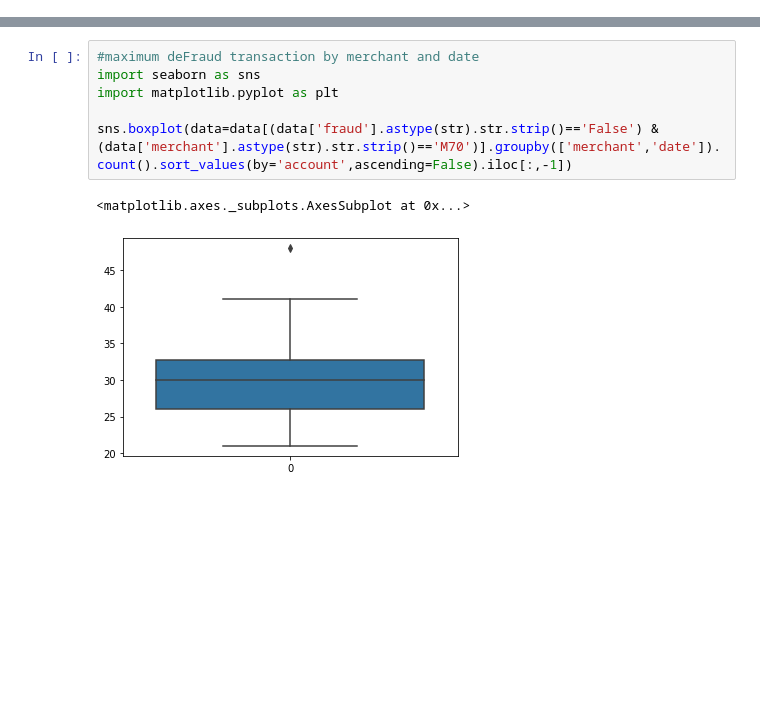
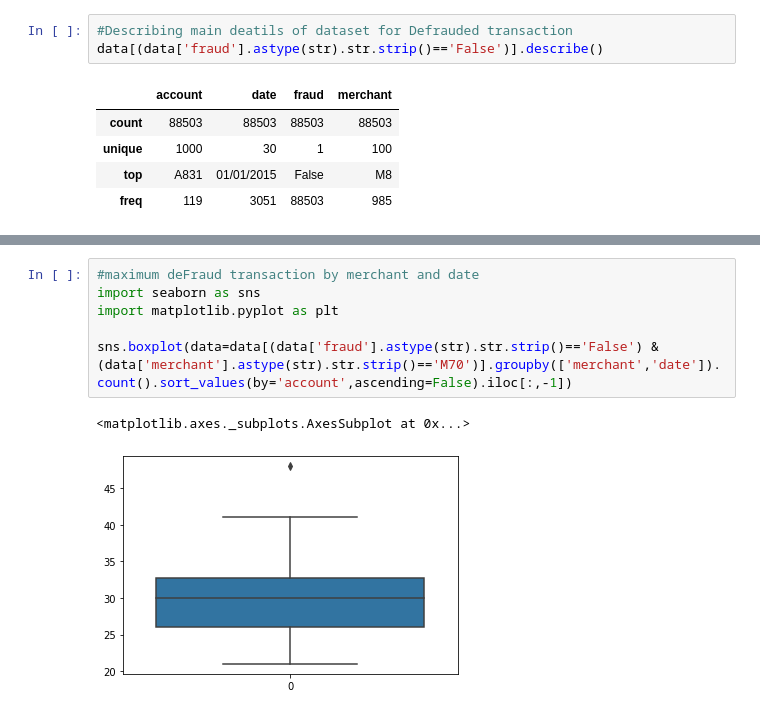
Before and after one commit to Sushila-Phogat/Data-science-with-Python, a Jupyter notebook: PreInterviewTask6.ipynb, the cells around one changed output, grey strips where cells are left out. Drawn from its saved outputs; the diff is of its cells as text; blank space fills up the shorter version.

```diff
--- a/PreInterviewTask6.ipynb
+++ b/PreInterviewTask6.ipynb
@@ -23,0 +27,9 @@ data
+# %%
+#Describing main deatils of dataset for Defrauded transaction
+data[(data['fraud'].astype(str).str.strip()=='False')].describe()
+# %% [output]
+|  | account | date | fraud | merchant |
+| count | 88503 | 88503 | 88503 | 88503 |
+| unique | 1000 | 30 | 1 | 100 |
+| top | A831 | 01/01/2015 | False | M8 |
+| freq | 119 | 3051 | 88503 | 985 |
```
Also changed, not shown: parts of 15 cells of this notebook.
